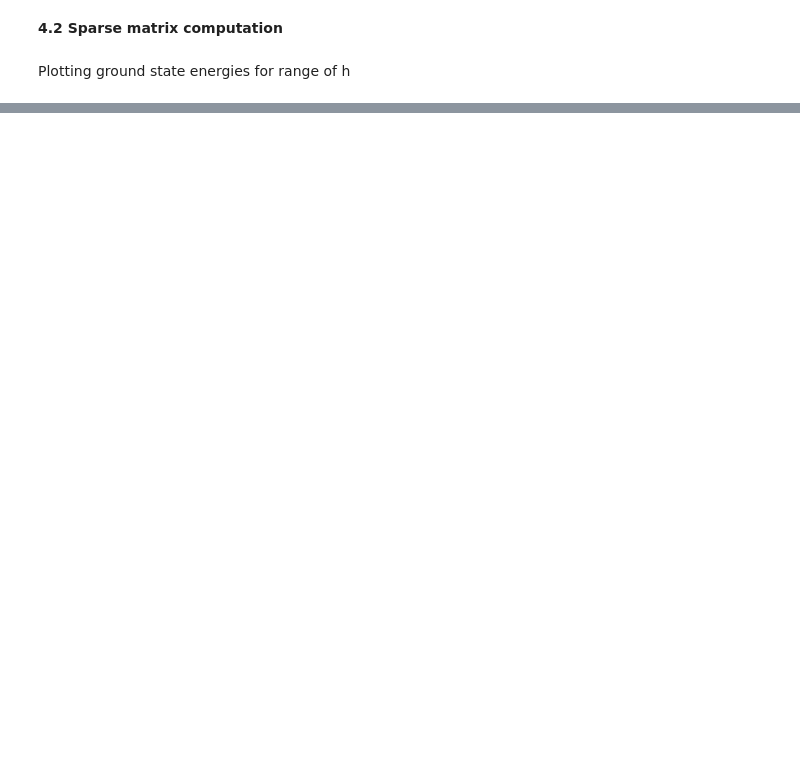
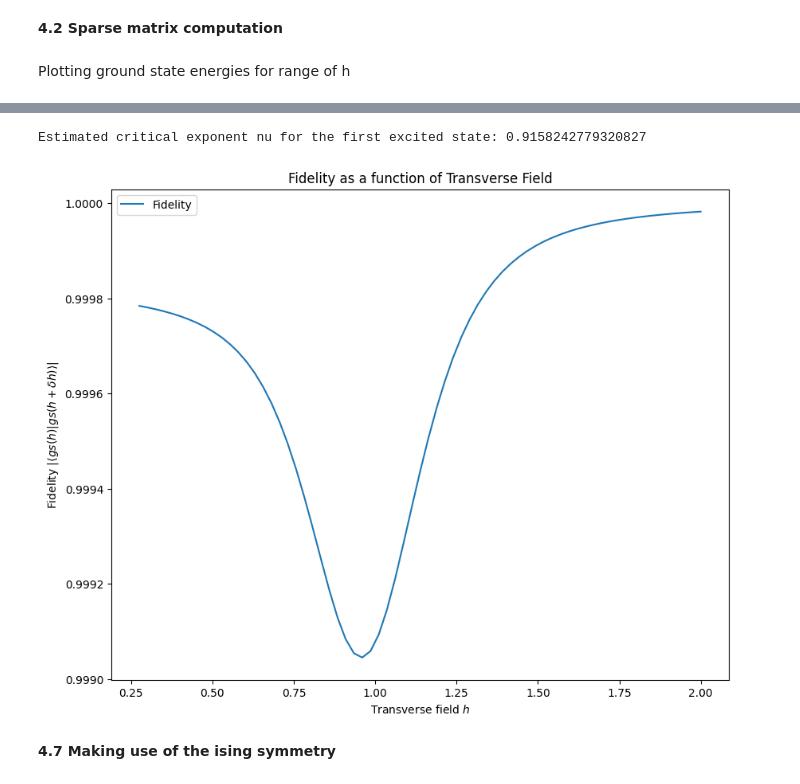
Before and after one commit to ConstantinCed/github1s, a Jupyter notebook: Assignement_1_121c.ipynb, the cells around one changed output, grey strips where cells are left out. Cells and saved outputs as stored; diff of their text form; code cells hidden in the pictures; blank space fills up the shorter version.

```diff
--- a/Assignement_1_121c.ipynb
+++ b/Assignement_1_121c.ipynb
@@ -115,0 +217,48 @@ plt.show()
+# %%
+def fit_critical_exponent(h_values, energy_gaps, hc):
+    fit_func = lambda h, nu: np.abs(h - hc) ** nu
+    popt, pcov = curve_fit(fit_func, h_values, energy_gaps)
+    return popt[0]
+hc=1
+energy_gaps_first_excited = excited_state_energies[0] - ground_state_energies
+
+nu_estimate_first_excited = fit_critical_exponent(h_values, energy_gaps_first_excited, hc)
+
+print(f"Estimated critical exponent nu for the first excited state: {nu_estimate_first_excited}")
+# %% [output]
+Estimated critical exponent nu for the first excited state: 0.9158242779320827
+# %%
+def find_ground_state(H_sparse):
+    eigenvalues, eigenvectors = sla.eigsh(H_sparse, k=1, which='SA')
+    ground_state_energy = eigenvalues[0]
+    ground_state_wavefunction = eigenvectors[:, 0]
+    return ground_state_energy, ground_state_wavefunction
+h_values = np.linspace(0.25, 2, 70)
+fidelities = []
+previous_ground_state = None
+
+for h in h_values:
+    H_sparse = ising_sparse(L, h, periodic=True)
+    ground_energy, ground_state = find_ground_state(H_sparse)
+
+    if previous_ground_state is not None:
+
+        fidelity = np.abs(np.vdot(previous_ground_state, ground_state))
+        fidelities.append(fidelity)
+
+    previous_ground_state = ground_state
+
+
+h_values_for_fidelity = h_values[1:]
+
+plt.figure(figsize=(10, 8))
+plt.plot(h_values_for_fidelity, fidelities, label='Fidelity')
+plt.xlabel('Transverse field $h$')
+plt.ylabel('Fidelity $|\\langle gs(h)|gs(h + \delta h)\\rangle|$')
+plt.title('Fidelity as a function of Transverse Field')
+plt.legend()
+plt.show()
+# %% [output]
+[figure, added]
+# %% [markdown]
+**4.7 Making use of the ising symmetry**
```
Also changed, not shown: parts of 9 cells of this notebook.
